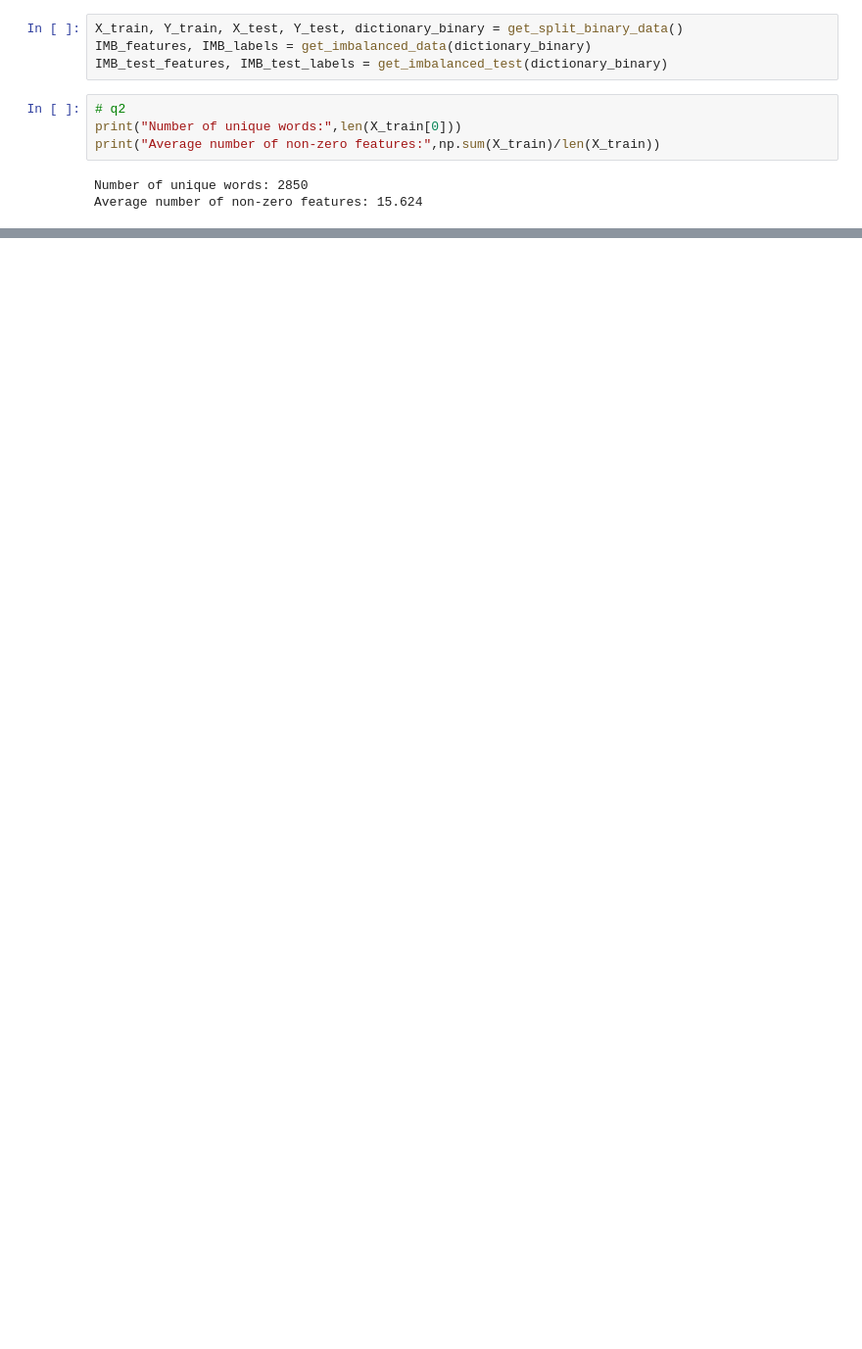
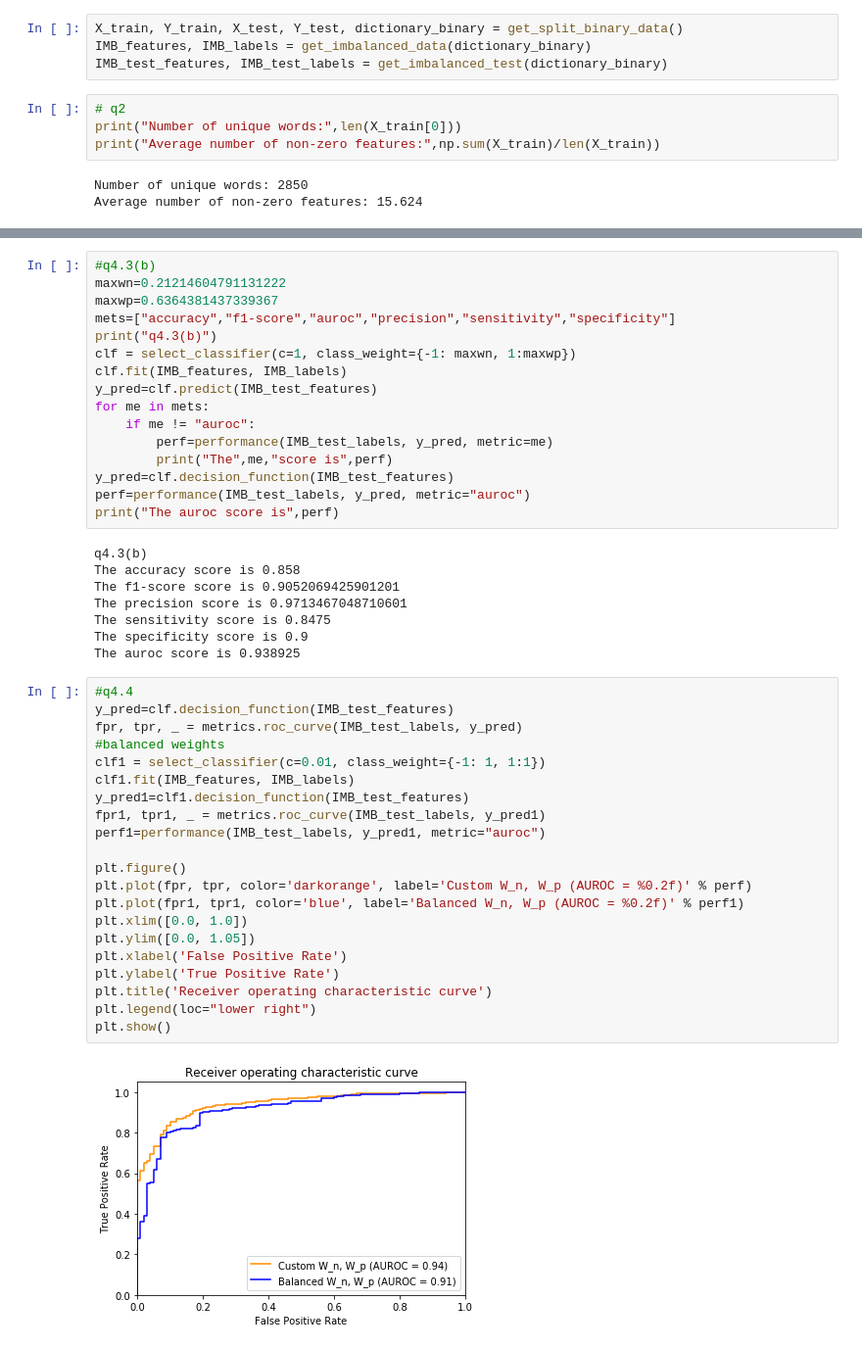
Before and after one commit to dzy1997/445p1, a Jupyter notebook: 445p1.ipynb, the cells around one changed output, grey strips where cells are left out. Shown: that part at 98% size. Cells and saved outputs as stored; diff of their text form; blank space fills up the shorter version.

```diff
--- a/445p1.ipynb
+++ b/445p1.ipynb
@@ -606,0 +928,47 @@ for i in range(10):
+# %%
+#q4.3(b)
+maxwn=0.21214604791131222
+maxwp=0.6364381437339367
+mets=["accuracy","f1-score","auroc","precision","sensitivity","specificity"]
+print("q4.3(b)")
+clf = select_classifier(c=1, class_weight={-1: maxwn, 1:maxwp})
+clf.fit(IMB_features, IMB_labels)
+y_pred=clf.predict(IMB_test_features)
+for me in mets:
+    if me != "auroc":
+        perf=performance(IMB_test_labels, y_pred, metric=me)
+        print("The",me,"score is",perf)
+y_pred=clf.decision_function(IMB_test_features)
+perf=performance(IMB_test_labels, y_pred, metric="auroc")
+print("The auroc score is",perf)
+# %% [output]
+q4.3(b)
+The accuracy score is 0.858
+The f1-score score is 0.9052069425901201
+The precision score is 0.9713467048710601
+The sensitivity score is 0.8475
+The specificity score is 0.9
+The auroc score is 0.938925
+# %%
+#q4.4
+y_pred=clf.decision_function(IMB_test_features)
+fpr, tpr, _ = metrics.roc_curve(IMB_test_labels, y_pred)
+#balanced weights
+clf1 = select_classifier(c=0.01, class_weight={-1: 1, 1:1})
+clf1.fit(IMB_features, IMB_labels)
+y_pred1=clf1.decision_function(IMB_test_features)
+fpr1, tpr1, _ = metrics.roc_curve(IMB_test_labels, y_pred1)
+perf1=performance(IMB_test_labels, y_pred1, metric="auroc")
+
+plt.figure()
+plt.plot(fpr, tpr, color='darkorange', label='Custom W_n, W_p (AUROC = %0.2f)' % perf)
+plt.plot(fpr1, tpr1, color='blue', label='Balanced W_n, W_p (AUROC = %0.2f)' % perf1)
+plt.xlim([0.0, 1.0])
+plt.ylim([0.0, 1.05])
+plt.xlabel('False Positive Rate')
+plt.ylabel('True Positive Rate')
+plt.title('Receiver operating characteristic curve')
+plt.legend(loc="lower right")
+plt.show()
+# %% [output]
+[figure, added]
```
Also changed, not shown: parts of 14 cells of this notebook, 13 other files.
